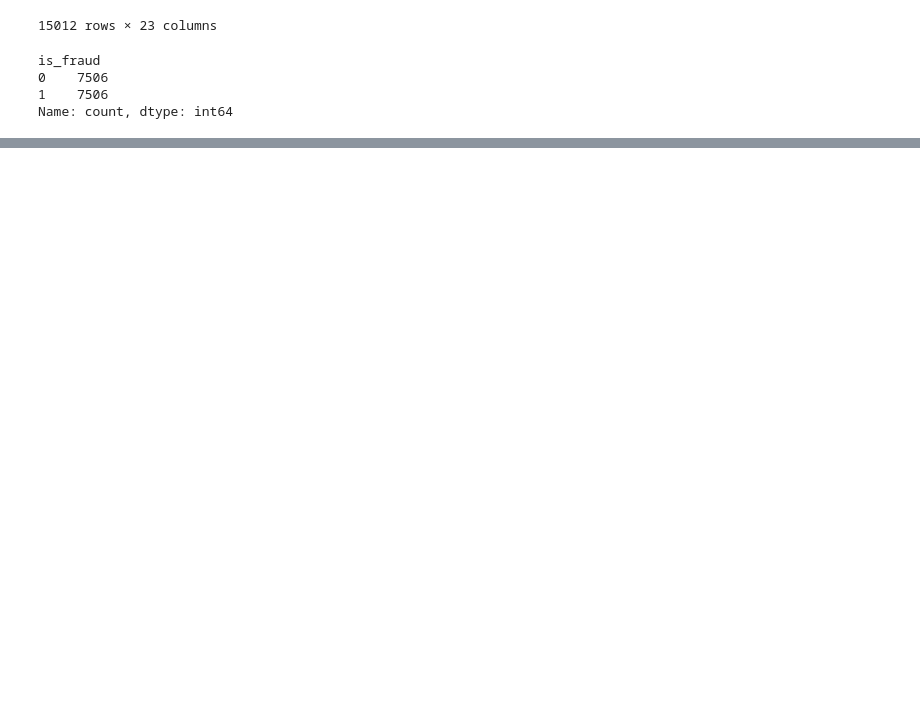
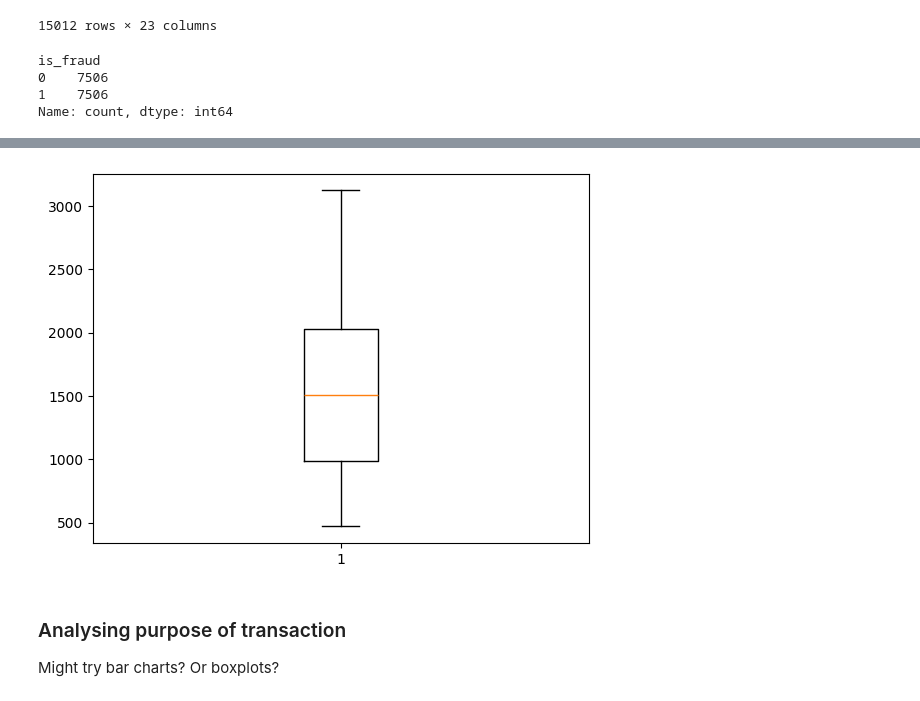
Before and after one commit to IvanLeung36/machine_learning, a Jupyter notebook: analyse_data.ipynb, the cells around one changed output, grey strips where cells are left out. Saved outputs shown, nothing was run; the diff lists cells and outputs as text; code cells hidden in the pictures; blank space fills up the shorter version.

```diff
--- a/analyse_data.ipynb
+++ b/analyse_data.ipynb
@@ -83,0 +179,11 @@ Name: count, dtype: int64
+# %%
+non_fraud_streets = np.array(non_fraud_trans['street'].value_counts())
+plt.boxplot(non_fraud_streets)
+plt.show()
+
+# note: cannot compare these two boxplots, there are way too many non-fraudulent transactions. But this is better than using new_non_fraud, which is self-made
+# %% [output]
+[figure, added]
+# %% [markdown]
+### Analysing purpose of transaction
+Might try bar charts? Or boxplots?
```
Also changed, not shown: parts of 29 cells of this notebook, 1 other file.
